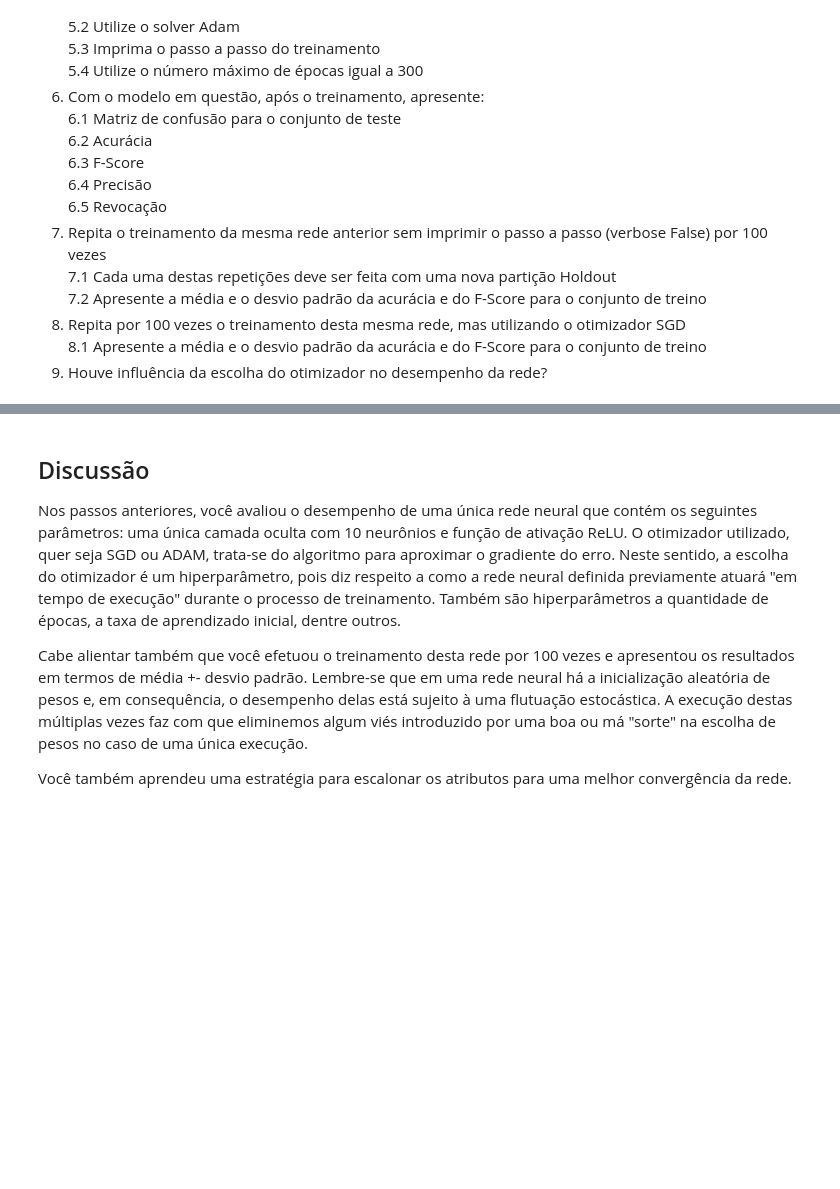
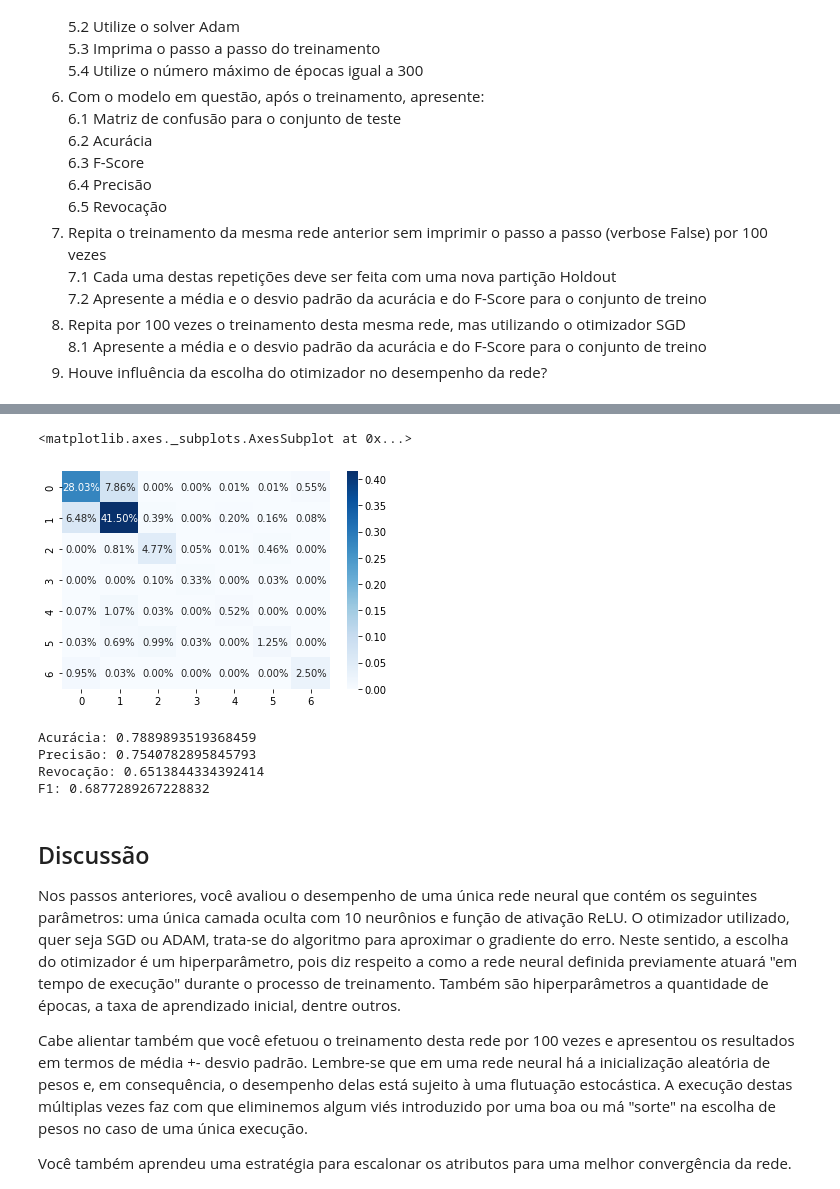
Before and after one commit to migvanderlei/rna-2-2, a Jupyter notebook: PP2_2_2_Proposição_e_Avaliação_de_RNAs.ipynb, the cells around one changed output, grey strips where cells are left out. Cells and saved outputs as stored; diff of their text form; code cells hidden in the pictures; blank space fills up the shorter version.

```diff
--- a/PP2_2_2_Proposição_e_Avaliação_de_RNAs.ipynb
+++ b/PP2_2_2_Proposição_e_Avaliação_de_RNAs.ipynb
@@ -57,0 +90,9 @@ Se todo o conjunto X for utilizado na padronização, a rede neural receberá in
+# %%
+X_train, X_test, y_train, y_test = train_test_split(X, y, test_size=0.3, random_state=42)
+# %%
+X_train_std = (X_train - np.mean(X_train))/np.std(X_train)
+X_test_std = (X_test - np.mean(X_train))/np.std(X_train)
+# %%
+clf = MLPClassifier(random_state=42, max_iter=300,
+                    activation='relu', solver='adam',
+                    verbose=True).fit(X_train_std, y_train)
@@ -58,3 +117,22 @@ Se todo o conjunto X for utilizado na padronização, a rede neural receberá in
+# %%
+y_pred = clf.predict(X_test_std)
+# %%
+cf_matrix = confusion_matrix(y_pred=y_pred, y_true=y_test)
+sns.heatmap(cf_matrix/np.sum(cf_matrix),
+            annot=True, fmt='.2%', cmap='Blues')
+# %% [output]
+<matplotlib.axes._subplots.AxesSubplot at 0x...>
+[figure, added]
+# %%
+print(f"Acurácia: {accuracy_score(y_pred=y_pred, y_true=y_test)}")
+print(f"Precisão: {precision_score(y_pred=y_pred, y_true=y_test, average='macro')}")
+print(f"Revocação: {recall_score(y_pred=y_pred, y_true=y_test, average='macro')}")
+print(f"F1: {f1_score(y_pred=y_pred, y_true=y_test, average='macro')}")
+# %% [output]
+Acurácia: 0.7889893519368459
+Precisão: 0.7540782895845793
+Revocação: 0.6513844334392414
+F1: 0.6877289267228832
 # %% [markdown]
 ## Discussão
 
```
Also changed, not shown: parts of 6 cells of this notebook.
